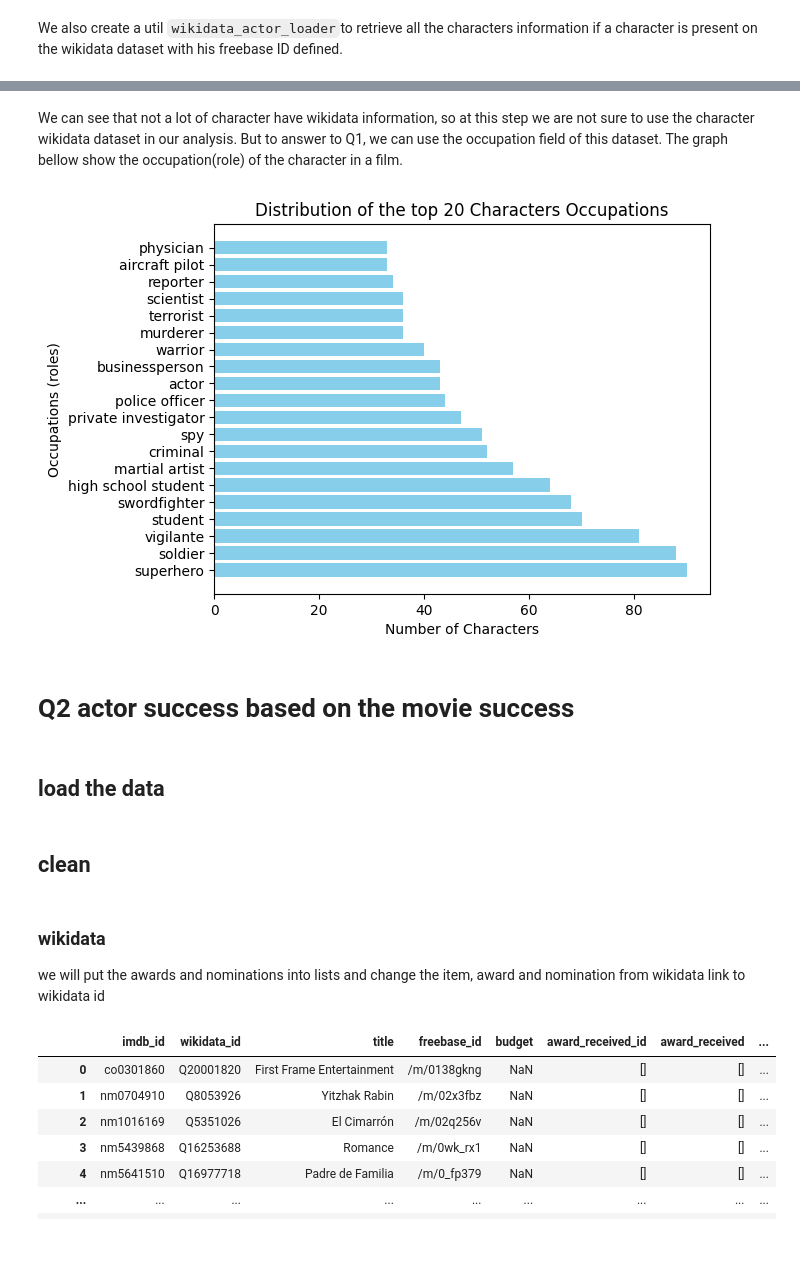
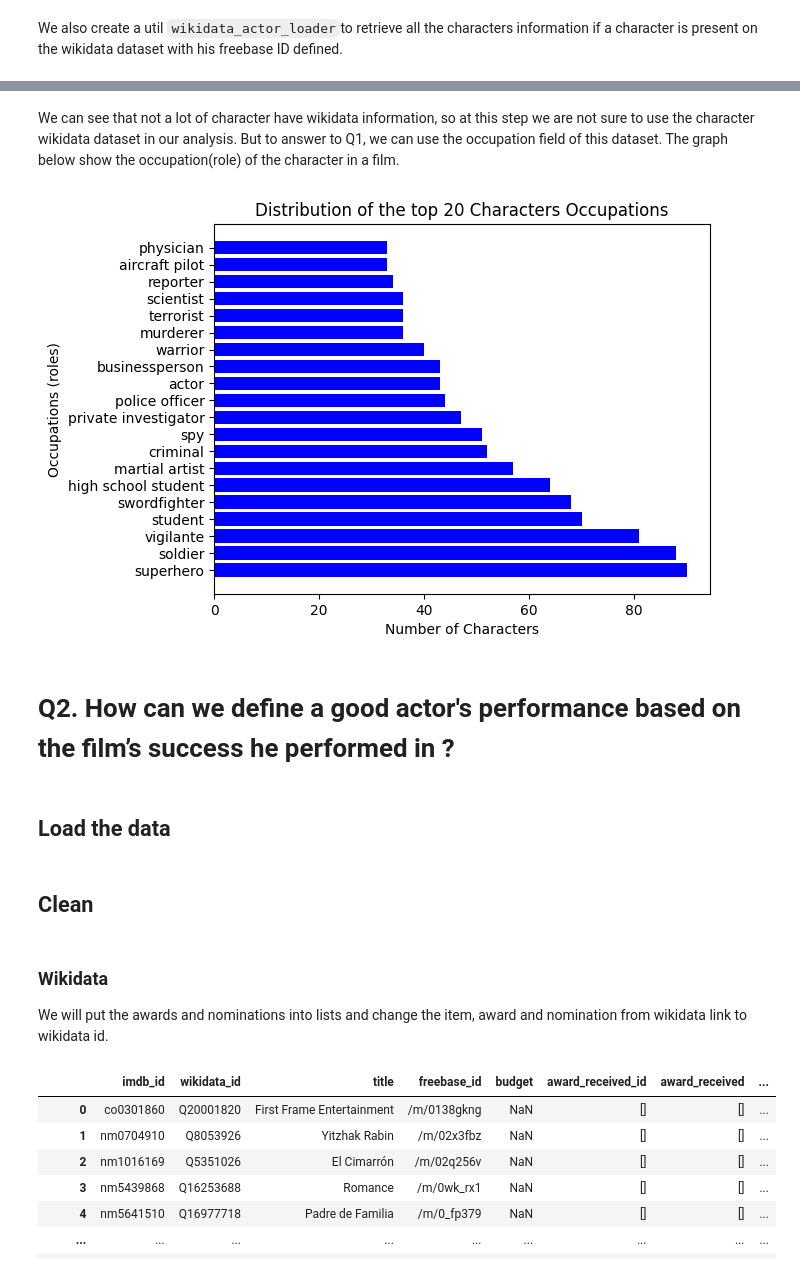
Before and after one commit to epfl-ada/ada-2024-project-bradaframanadamada, a Jupyter notebook: results.ipynb, the cells around one changed output, grey strips where cells are left out. Drawn from its saved outputs; the diff is of its cells as text; code cells hidden in the pictures; blank space fills up the shorter version.

```diff
--- a/results.ipynb
+++ b/results.ipynb
@@ -420,42 +414,42 @@ Number of characters wikidata extracted : 2873
 | 8 | http://www.wikidata.org/entity/Q3... | Daffy Duck | /m/0dng4 | NaN | NaN | NaN | Q319918 |
 | 9 | http://www.wikidata.org/entity/Q8... | Lois Lane | /m/04pzy | ['journalist', 'reporter'] | ['Daily Planet'] | ['Chris Kent', 'Jon Kent'] | Q845922 |
 # %% [markdown]
-We can see that not a lot of character have wikidata information, so at this step we are not sure to use the character wikidata dataset in our analysis. But to answer to Q1, we can use the occupation field of this dataset. The graph bellow show the occupation(role) of the character in a film.
+We can see that not a lot of character have wikidata information, so at this step we are not sure to use the character wikidata dataset in our analysis. But to answer to Q1, we can use the occupation field of this dataset. The graph below show the occupation(role) of the character in a film.
 # %%
 # convert character's occupations(role) to list
 character_wikidata['occupation'] = character_wikidata['occupation'].dropna().apply(ast.literal_eval)
 
 # retrieve all the character's occupation and count their occurrences
 occupations_lst = [occupation for interOccupationLst in character_wikidata['occupation'].dropna() for occupation in interOccupationLst]
 occupation_count = Counter(occupations_lst)
 
 # create a dataframe to create the graph
 df_character_occupation = pd.DataFrame(occupation_count.items(), columns=['Occupation', 'Count'])
 # sort by count and only select the first 20 items for readability of the graph
 df_character_occupation = df_character_occupation.sort_values(by='Count', ascending=False).head(20)
 
 # construct the graph
-plt.barh(df_character_occupation['Occupation'], df_character_occupation['Count'], color='skyblue')
+plt.barh(df_character_occupation['Occupation'], df_character_occupation['Count'], color='blue')
 plt.xlabel('Number of Characters')
 plt.ylabel('Occupations (roles)')
 plt.title('Distribution of the top 20 Characters Occupations')
 plt.show()
 # %% [output]
-[figure, old version]
+[figure, new version]
 # %% [markdown]
-# Q2 actor success based on the movie success
+# Q2. How can we define a good actor's performance based on the film’s success he performed in ?
 # %% [markdown]
-## load the data
+## Load the data
 # %%
 wikidata = pd.read_csv("src/data/wikidata_movie.csv")
 cmu = pd.read_csv("src/data/movie.metadata.tsv", sep='\t', header=None)
 imdb = pd.read_csv("src/data/title.ratings.tsv", sep='\t')
 # %% [markdown]
-## clean
+## Clean
 # %% [markdown]
-### wikidata
+### Wikidata
 
-we will put the awards and nominations into lists and change the item, award and nomination from wikidata link to wikidata id
+We will put the awards and nominations into lists and change the item, award and nomination from wikidata link to wikidata id.
 # %%
 wikidata_list = wikidata.copy()
 
```
Also changed, not shown: parts of 44 cells of this notebook, 9 other files.
